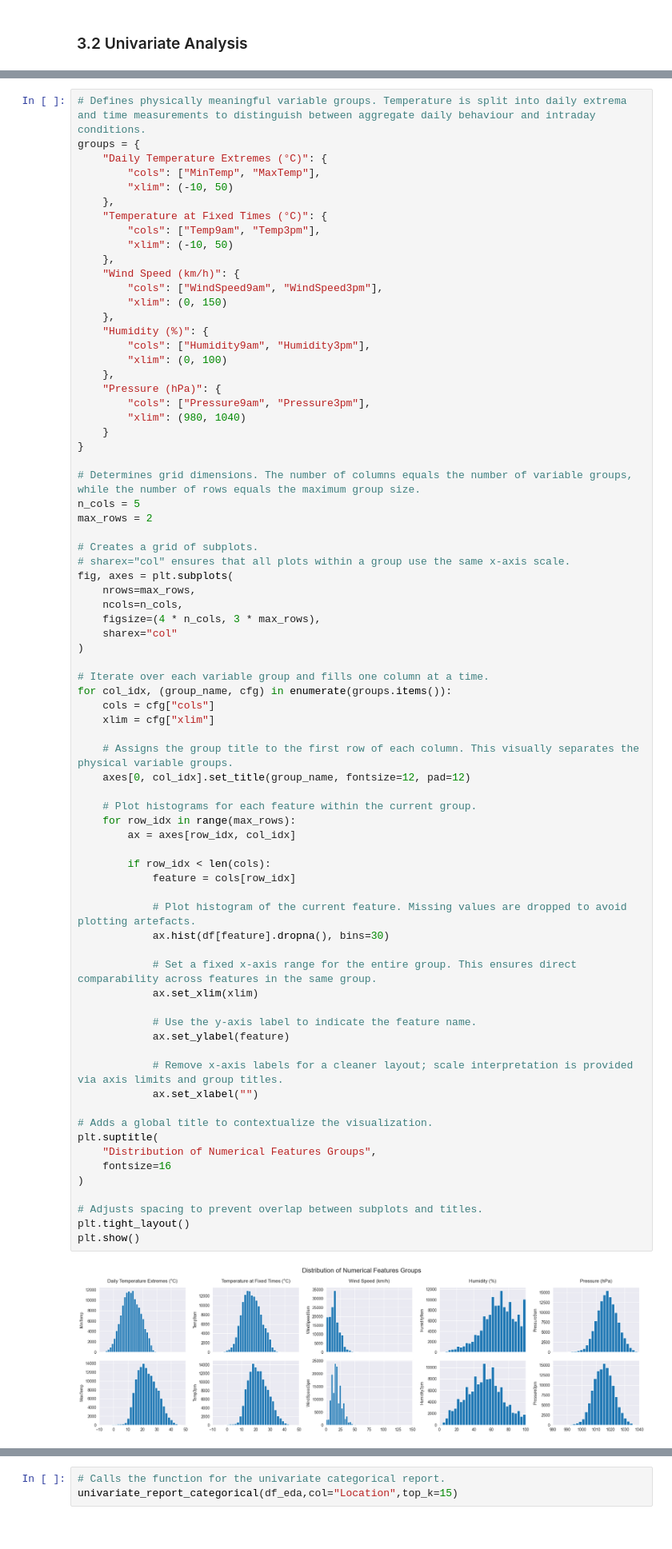
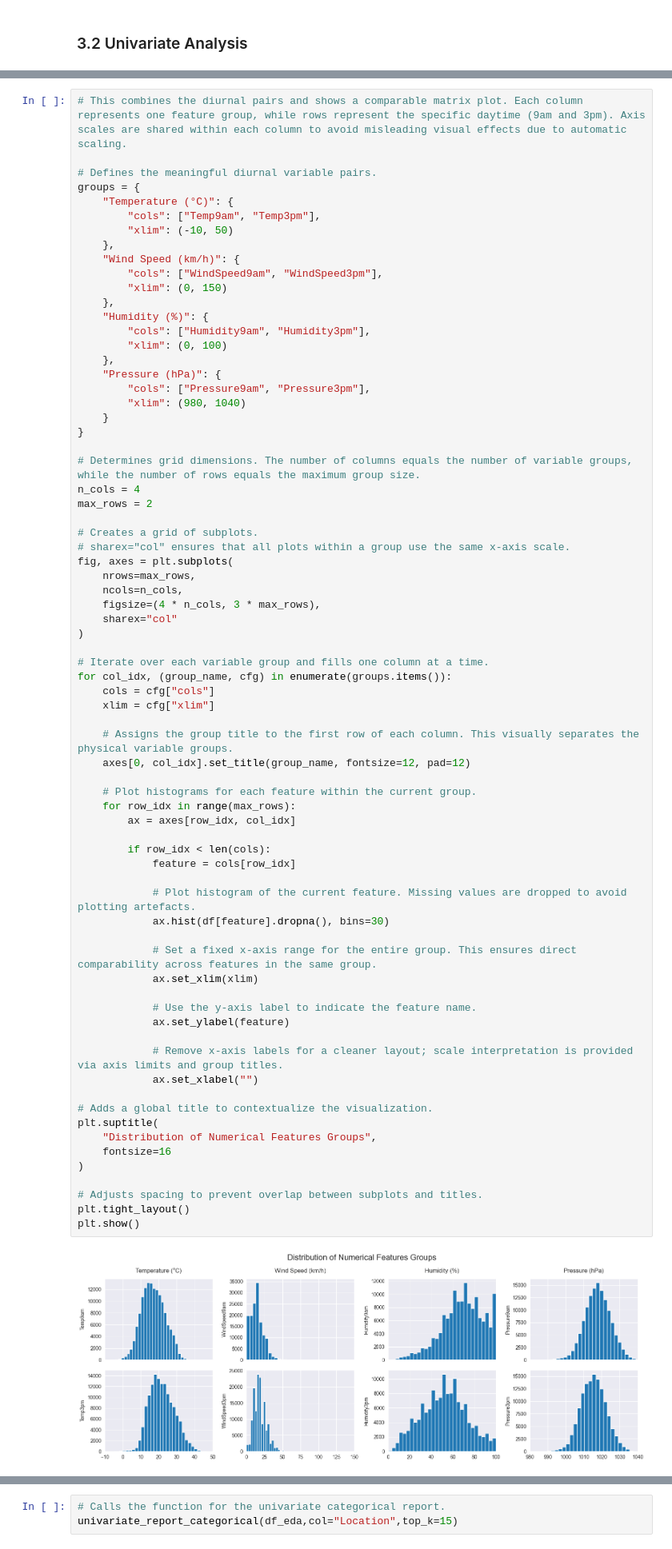
Before and after one commit to AstouK/Rain_Australia, a Jupyter notebook: rain_australia v3.ipynb, the cells around one changed output, grey strips where cells are left out. Shown at 80% size. Cells and saved outputs as stored; diff of their text form.

Commit message:
Added a more meaningful histogram matrix.

```diff
--- a/rain_australia v3.ipynb
+++ b/rain_australia v3.ipynb
@@ -930,11 +929,9 @@ Each column represents one feature group, while rows represent the specific dayt
 # %%
-# Defines physically meaningful variable groups. Temperature is split into daily extrema and time measurements to distinguish between aggregate daily behaviour and intraday conditions.
+# This combines the diurnal pairs and shows a comparable matrix plot. Each column represents one feature group, while rows represent the specific daytime (9am and 3pm). Axis scales are shared within each column to avoid misleading visual effects due to automatic scaling.
+
+# Defines the meaningful diurnal variable pairs.
 groups = {
-    "Daily Temperature Extremes (°C)": {
-        "cols": ["MinTemp", "MaxTemp"],
-        "xlim": (-10, 50)
-    },
-    "Temperature at Fixed Times (°C)": {
+    "Temperature (°C)": {
         "cols": ["Temp9am", "Temp3pm"],
         "xlim": (-10, 50)
     },
@@ -953,7 +950,7 @@ groups = {
 }
 
 # Determines grid dimensions. The number of columns equals the number of variable groups, while the number of rows equals the maximum group size.
-n_cols = 5
+n_cols = 4
 max_rows = 2
 
 # Creates a grid of subplots.
@@ -975,34 +972,34 @@ for col_idx, (group_name, cfg) in enumerate(groups.items()):
 
     # Plot histograms for each feature within the current group.
     for row_idx in range(max_rows):
         ax = axes[row_idx, col_idx]
 
         if row_idx < len(cols):
             feature = cols[row_idx]
 
             # Plot histogram of the current feature. Missing values are dropped to avoid plotting artefacts.
             ax.hist(df[feature].dropna(), bins=30)
 
             # Set a fixed x-axis range for the entire group. This ensures direct comparability across features in the same group.
             ax.set_xlim(xlim)
 
             # Use the y-axis label to indicate the feature name.
             ax.set_ylabel(feature)
 
             # Remove x-axis labels for a cleaner layout; scale interpretation is provided via axis limits and group titles.
             ax.set_xlabel("")
 
 # Adds a global title to contextualize the visualization.
 plt.suptitle(
     "Distribution of Numerical Features Groups",
     fontsize=16
 )
 
 # Adjusts spacing to prevent overlap between subplots and titles.
 plt.tight_layout()
 plt.show()
 # %% [output]
-[figure, old version]
+[figure, new version]
 # %% [markdown]
 #### Categorical Variables Analysis
 Categorical variable analysis aims to understand the distribution, prevalence, and data quality of non-numeric features within the dataset. By examining category frequencies, missing values, and class imbalances, this step provides insights into dominant patterns, potential biases, and limitations that may deliver implication for further analysis and model strategies.
```
Also changed, not shown: parts of 1 cell of this notebook.
